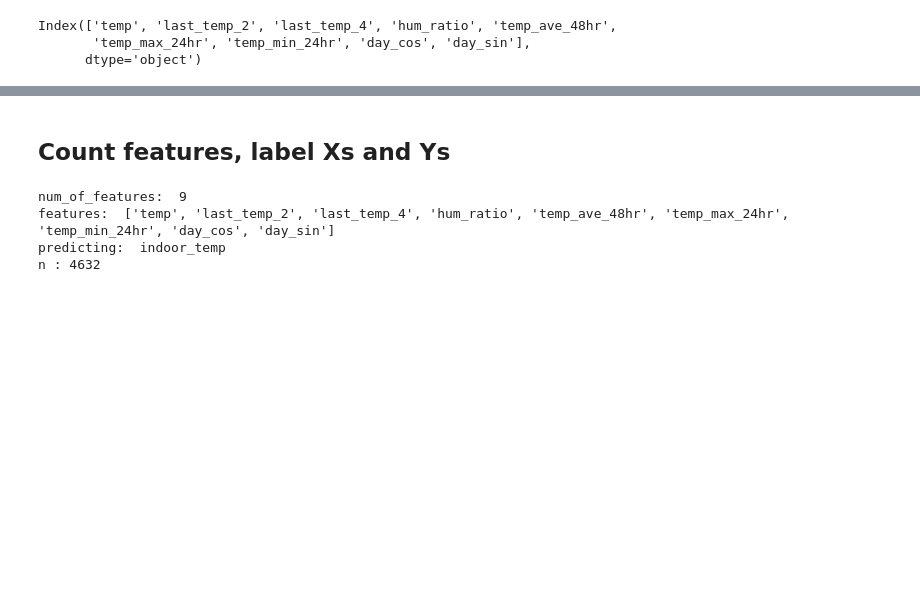
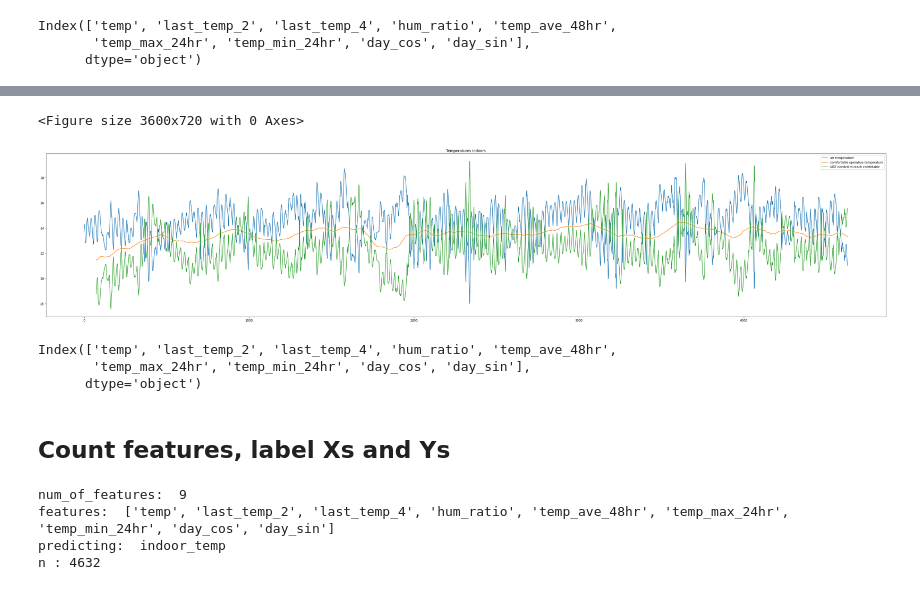
Before and after one commit to eta-lab/cooling-around, a Jupyter notebook: models/model_XGBoost.ipynb, the cells around one changed output, grey strips where cells are left out. Cells and saved outputs as stored; diff of their text form; code cells hidden in the pictures; blank space fills up the shorter version.

Commit message:
Estimate of MRT needed to feel comfortable

```diff
--- a/models/model_XGBoost.ipynb
+++ b/models/model_XGBoost.ipynb
@@ -197,7 +199,7 @@ See the caveats in the documentation: https://pandas.pydata.org/pandas-docs/stab
 ## Concatenate 2015, 2016, 2017 into one dataframe
 # %%
 # save a single dataset with all years
-df_all_X = pd.concat(ls_X6)
+df_all_X = pd.concat(ls_X)
 # %% [markdown]
 ## Add feature for time of day
 # %% [markdown]
@@ -232,9 +234,10 @@ ls_Y = [df1, df2, df3]
 df_Y = pd.concat(ls_Y)
 
 # Drop duplicated date-times
-
 df_Y = df_Y[~df_Y.index.duplicated(keep='first')]
 
 # Drop date-times not in X set
+df_Y = df_Y[df_Y.index.isin(df_all_X.index)]
 
-df_all_Y = df_Y[df_Y.index.isin(df_all_X.index)]
+# Name column Air Temp Indoors (to distinguish from outdoor or operative indoor)
+df_Y = df_Y.to_frame('air_tmp_ind')
@@ -279,0 +271,9 @@ plt.show()
+# %%
+# to estimate current comfortable temp, we need the average outdoor air temperature
+df_Y_scratch = df_Y.join(df_all_X['temp']) #join is a left join by default
+
+# merge temp...then get rolling average of previous 7 x 24 hours.
+df_Y_scratch['ave_7days'] = df_Y_scratch['temp'].rolling(168, min_periods=72).mean()
+
+# Calculate adaptive model comfort temp
+df_Y_scratch['op_tmp_comfy'] = 0.31*df_Y_scratch.ave_7days +17.8
@@ -280,3 +303,26 @@ plt.show()
+# %%
+# this is the gap between indoor AIR temp and desired indoor OPERATIVE temp
+df_Y_scratch['MRT_comfy'] = 2*df_Y_scratch.op_tmp_comfy - df_Y_scratch.air_tmp_ind
+# %%
+# Visualize the Temperatures (air, comfortable target, required MRT to reach comfortable)
+plt.figure(figsize=(50,10))
+x_ax = range(len(df_Y_scratch.index))
+plt.plot(x_ax,df_Y_scratch.air_tmp_ind, label="air temperature")
+plt.plot(x_ax, df_Y_scratch.op_tmp_comfy, label="comfortable operative temperature")
+plt.plot(x_ax, df_Y_scratch.MRT_comfy, label="MRT needed to reach comfortable")
+plt.title("Temperatures Indoors")
+
+plt.legend()
+plt.show()
+# %% [output]
+<Figure size 3600x720 with 0 Axes>
+[figure, added]
+# %%
+df_all_X.columns
+# %% [output]
+Index(['temp', 'last_temp_2', 'last_temp_4', 'hum_ratio', 'temp_ave_48hr',
+       'temp_max_24hr', 'temp_min_24hr', 'day_cos', 'day_sin'],
+      dtype='object')
 # %% [markdown]
 ## Count features, label Xs and Ys
 # %%
```
Also changed, not shown: parts of 13 cells of this notebook.
